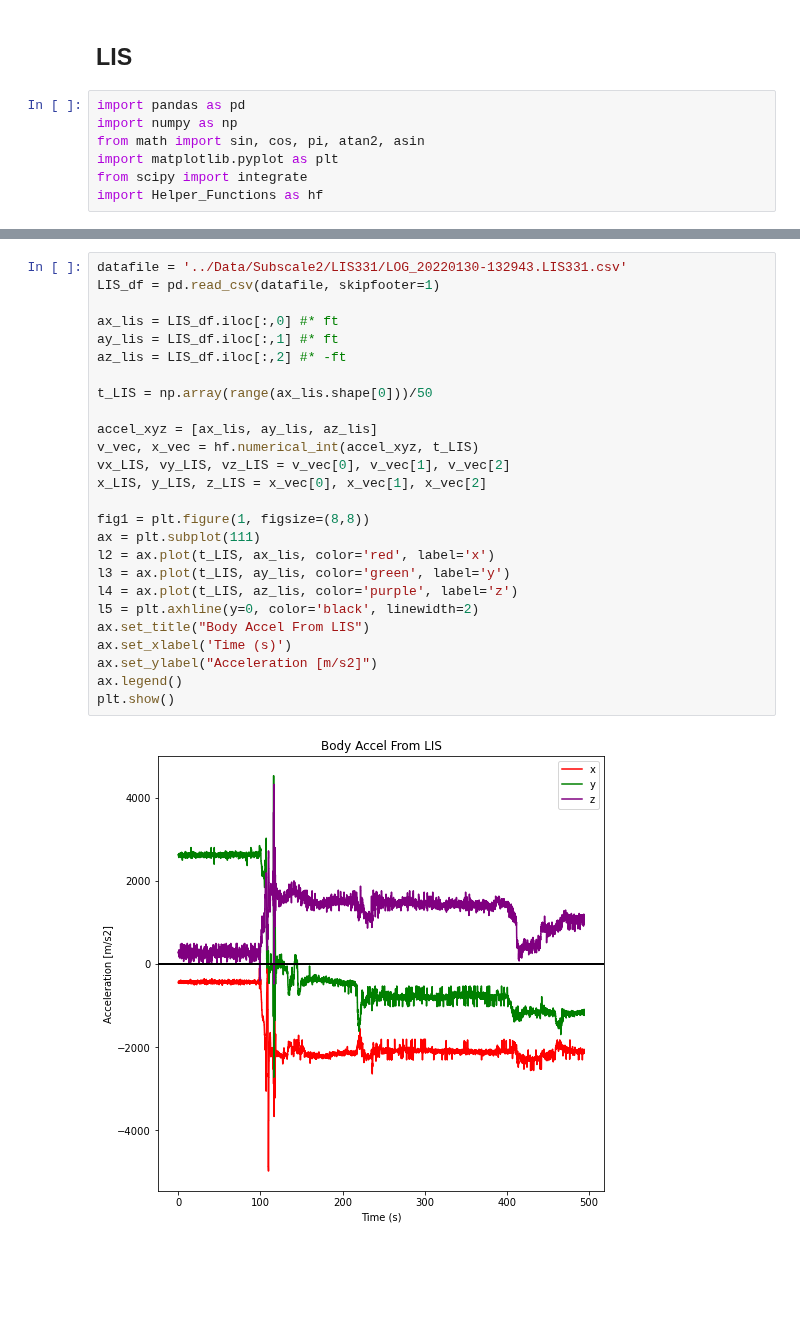
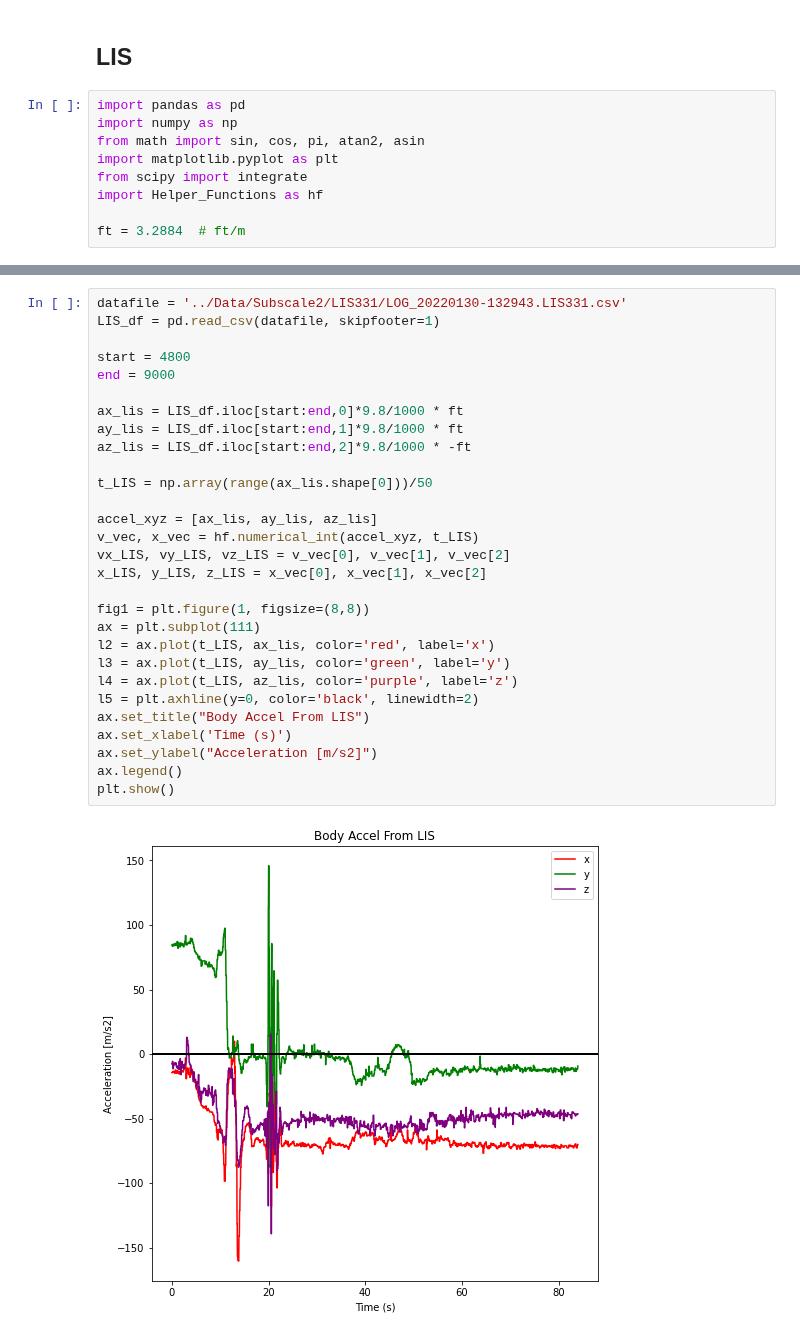
Before and after one commit to VADL-2022/IMU_VV, a Jupyter notebook: 03_Path_Recon/Subscale2_Reconstruction.ipynb, the cells around one changed output, grey strips where cells are left out. Saved outputs shown, nothing was run; the diff lists cells and outputs as text; blank space fills up the shorter version.

```diff
--- a/03_Path_Recon/Subscale2_Reconstruction.ipynb
+++ b/03_Path_Recon/Subscale2_Reconstruction.ipynb
@@ -511,3 +498,5 @@ from math import sin, cos, pi, atan2, asin
 import matplotlib.pyplot as plt
 from scipy import integrate
 import Helper_Functions as hf
+
+ft = 3.2884  # ft/m
@@ -514,28 +531,31 @@ import Helper_Functions as hf
 # %%
 datafile = '../Data/Subscale2/LIS331/LOG_20220130-132943.LIS331.csv'
 LIS_df = pd.read_csv(datafile, skipfooter=1)
 
-ax_lis = LIS_df.iloc[:,0] #* ft
-ay_lis = LIS_df.iloc[:,1] #* ft
-az_lis = LIS_df.iloc[:,2] #* -ft
+start = 4800
+end = 9000
+
+ax_lis = LIS_df.iloc[start:end,0]*9.8/1000 * ft
+ay_lis = LIS_df.iloc[start:end,1]*9.8/1000 * ft
+az_lis = LIS_df.iloc[start:end,2]*9.8/1000 * -ft
 
 t_LIS = np.array(range(ax_lis.shape[0]))/50
 
 accel_xyz = [ax_lis, ay_lis, az_lis]
 v_vec, x_vec = hf.numerical_int(accel_xyz, t_LIS)
 vx_LIS, vy_LIS, vz_LIS = v_vec[0], v_vec[1], v_vec[2]
 x_LIS, y_LIS, z_LIS = x_vec[0], x_vec[1], x_vec[2]
 
 fig1 = plt.figure(1, figsize=(8,8))
 ax = plt.subplot(111)
 l2 = ax.plot(t_LIS, ax_lis, color='red', label='x')
 l3 = ax.plot(t_LIS, ay_lis, color='green', label='y')
 l4 = ax.plot(t_LIS, az_lis, color='purple', label='z')
 l5 = plt.axhline(y=0, color='black', linewidth=2)
 ax.set_title("Body Accel From LIS")
 ax.set_xlabel('Time (s)')
 ax.set_ylabel("Acceleration [m/s2]")
 ax.legend()
 plt.show()
 # %% [output]
-[figure, old version]
+[figure, new version]
```
Also changed, not shown: parts of 10 cells of this notebook.
